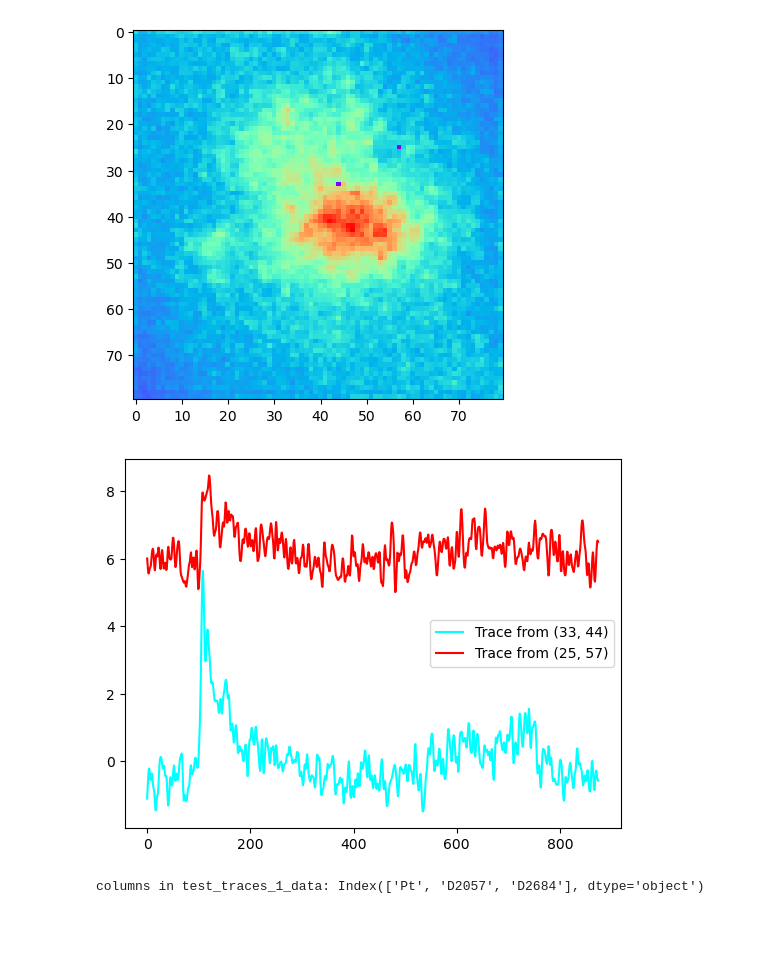
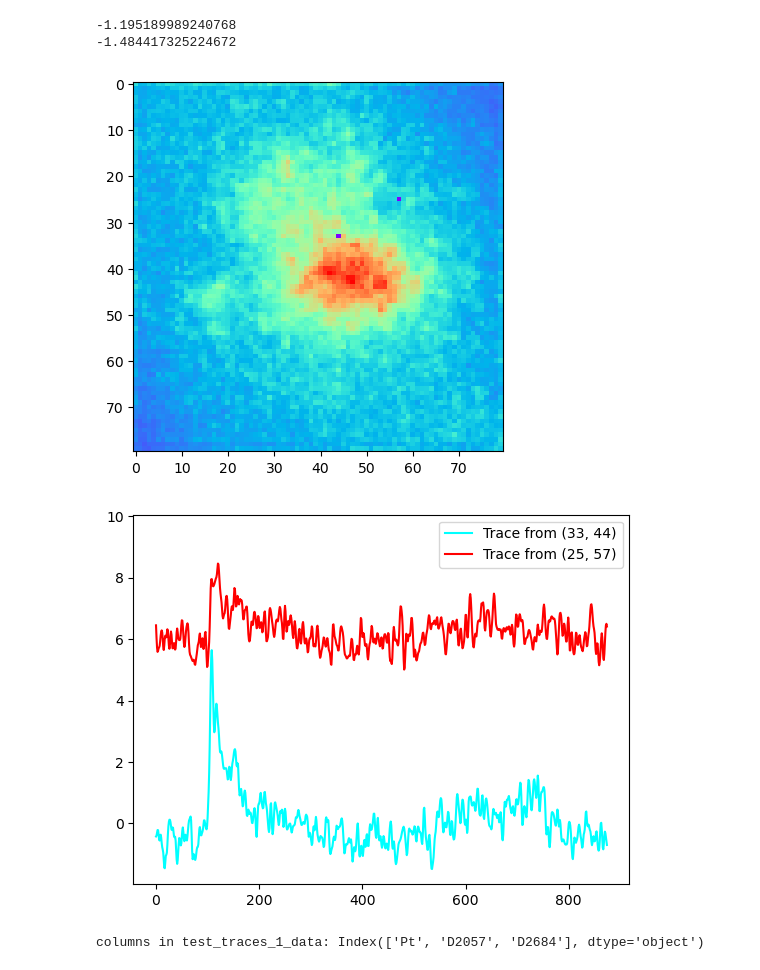
Before and after one commit to TianchengXu0420/ZDA_Adventure, a Jupyter notebook: unit_test.ipynb, the cells around one changed output. Cells and saved outputs as stored; diff of their text form; code cells hidden in the pictures; blank space fills up the shorter version.

Commit message:
found out where the missing 24 points at the beginning of each trace belong

```diff
--- a/unit_test.ipynb
+++ b/unit_test.ipynb
@@ -37,37 +37,61 @@ tools = Tools()
 maps = Maps()
 
 # Load and preprocess the Data.
-data_no_rli_div = DataLoader(test_zda_1).get_data(rli_division=False) # Trials * height * width * timepoints.
-data_no_rli_div = tools.Polynomial(startPt=basePt, numPt=skipPt, Data=data_no_rli_div)
+'''
+From PhotoZ: The order is data inversing, RLI dividing, temporal filtering,
+amplitude correcting, spatial filtering, baseline correction
+	dataInversing();
+	rliDividing();
+	temporalFiltering();
+	...
+	sp->spatialFilter();
+	sp->baseLineCorrection();
+'''
+data_no_rli_div = DataLoader(test_zda_1,
+                             number_of_points_discarded=24).get_data(rli_division=False) # Trials * height * width * timepoints.
 data_no_rli_div = tools.T_filter(Data=data_no_rli_div)
 data_no_rli_div = tools.S_filter(sigma=1, Data=data_no_rli_div)
+data_no_rli_div = tools.Polynomial(startPt=basePt, numPt=skipPt, Data=data_no_rli_div)
 
 #rois = ROIFileReader(test_roi_1).get_roi_list()
 
 trace1 = TraceSelector(data_no_rli_div).get_trace_from_roi([[57,25]])  # Get trace from first ROI.
 trace2 = TraceSelector(data_no_rli_div).get_trace_from_roi([[44,33]])  # Get trace from second ROI.
+# %%
+print(np.min(trace1))
+print(np.min(trace2))
+# %% [output]
+-1.195189989240768
+-1.484417325224672
 # %%
+stim_time = 96
 
-# show the array for data_no_rli_div
 arr = np.max(data_no_rli_div, axis=(0,3))
 # blank out [57, 25] and [44, 33] to mark their locations
 arr[25,57] = 0
 arr[33,44] = 0
 plt.imshow(arr, cmap='rainbow')
 plt.show()
 
 # show the traces at those locations
 plt.plot(trace2, label='Trace from (33, 44)', c='cyan')
 plt.plot(trace1 + np.max(trace2) * 1.1, label='Trace from (25, 57)', c='red')
+# raise ylim 10%
+ylims = plt.gca().get_ylim()
+plt.ylim(ylims[0], ylims[1] + (ylims[1]-ylims[0]) * 0.1)
+#mark stim time
 plt.legend()
 plt.show()
 print("columns in test_traces_1_data:", test_traces_1_data.columns)
 # compare to test_traces_1_data
 plt.plot(test_traces_1_data['D2684'], label='Test Trace 1', c='cyan')
 plt.plot(test_traces_1_data['D2057'] + np.max(test_traces_1_data['D2684']) * 1.1, label='Test Trace 2', c='red')
+# raise ylim 10%
+ylims = plt.gca().get_ylim()
+plt.ylim(ylims[0], ylims[1] + (ylims[1]-ylims[0]) * 0.1)
 plt.legend()
 plt.show()
 # %% [output]
 [figure]
-[figure, old version]
+[figure, new version]
 columns in test_traces_1_data: Index(['Pt', 'D2057', 'D2684'], dtype='object')
```
Also changed, not shown: parts of 2 cells of this notebook, 1 other file.
